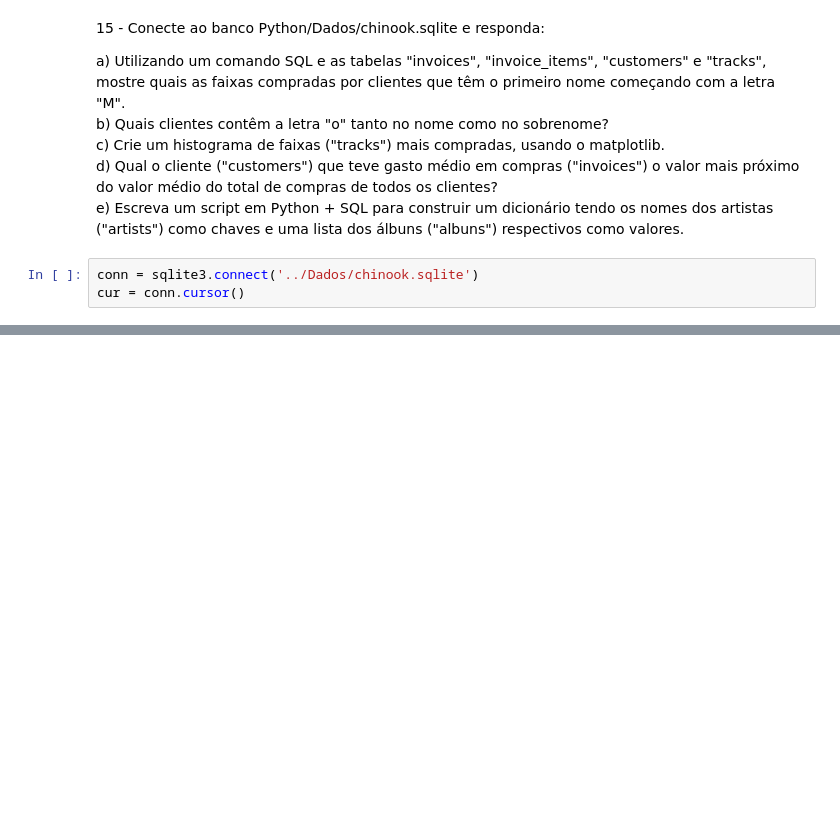
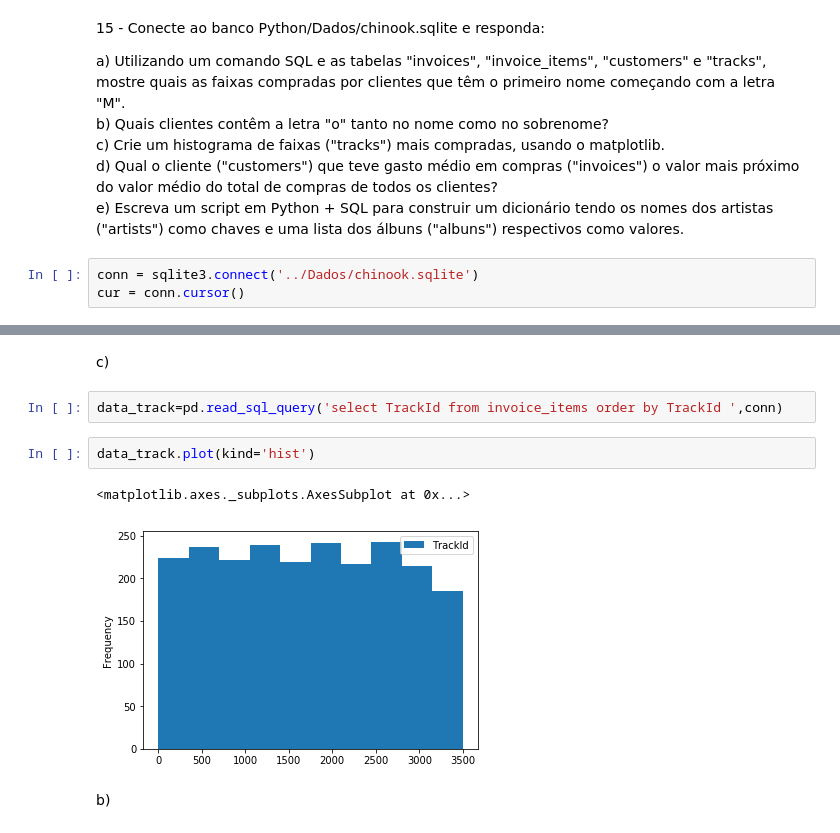
Before and after one commit to vitmesquita/FGV_Programming_Languages, a Jupyter notebook: Python/Exercicios/Exercicios_Revisao_A2-Copy1.ipynb, the cells around one changed output, grey strips where cells are left out. Saved outputs shown, nothing was run; the diff lists cells and outputs as text; blank space fills up the shorter version.

```diff
--- a/Python/Exercicios/Exercicios_Revisao_A2-Copy1.ipynb
+++ b/Python/Exercicios/Exercicios_Revisao_A2-Copy1.ipynb
@@ -448,0 +1009,11 @@ cur = conn.cursor()
+# %% [markdown]
+c)
+# %%
+data_track=pd.read_sql_query('select TrackId from invoice_items order by TrackId ',conn)
+# %%
+data_track.plot(kind='hist')
+# %% [output]
+<matplotlib.axes._subplots.AxesSubplot at 0x...>
+[figure, added]
+# %% [markdown]
+b)
```
Also changed, not shown: parts of 75 cells of this notebook, 9 other files.
